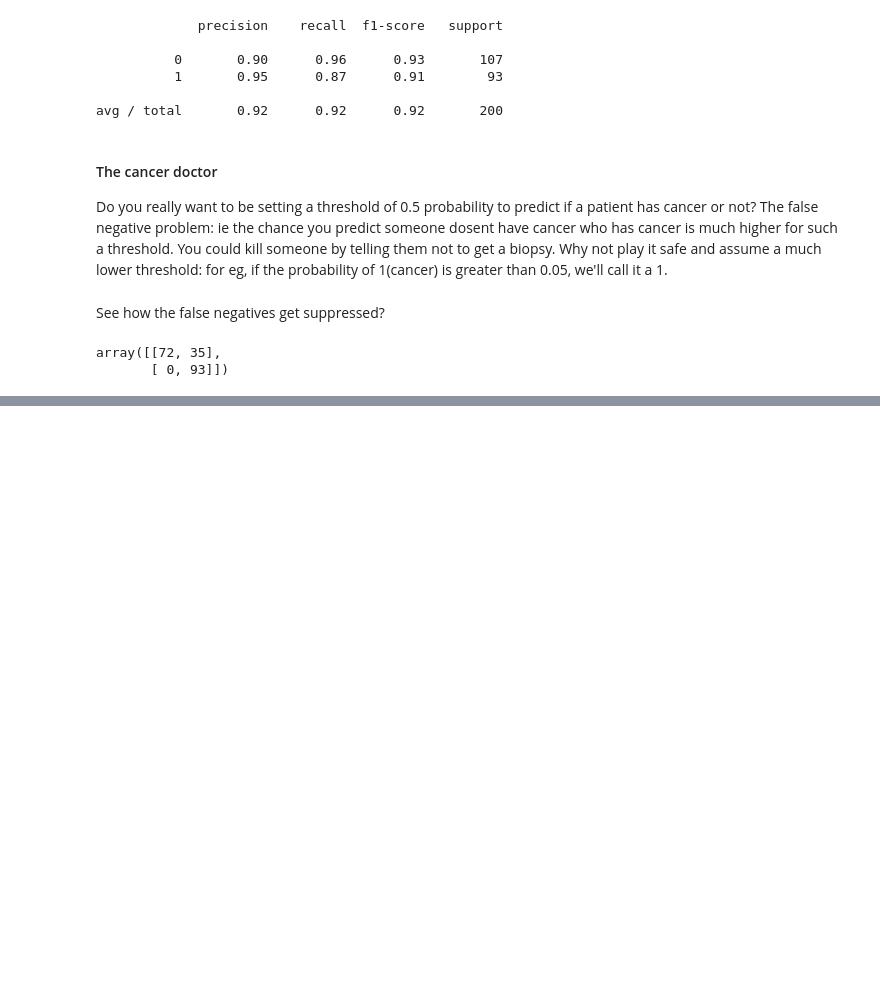
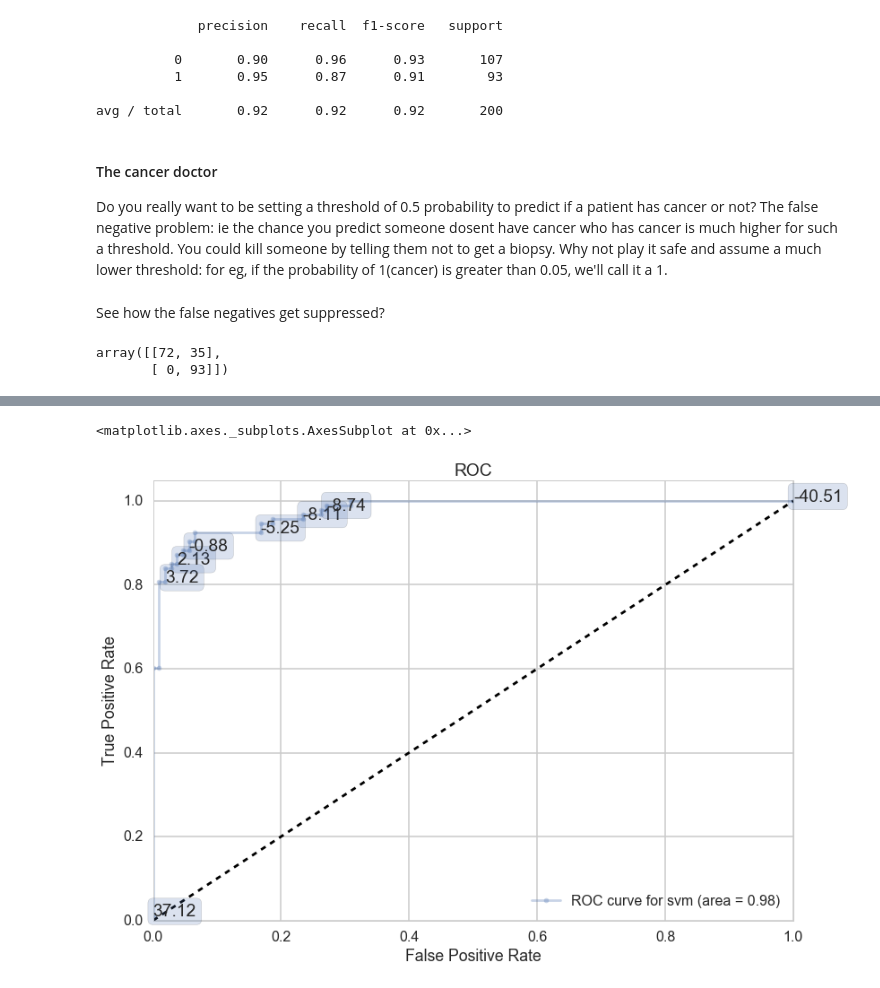
Before and after one commit to suyashSax/CS-109, a Jupyter notebook: Week 7/Lab 6 - Classification Redux.ipynb, the cells around one changed output, grey strips where cells are left out. Saved outputs shown, nothing was run; the diff lists cells and outputs as text; code cells hidden in the pictures; blank space fills up the shorter version.

```diff
--- a/Week 7/Lab 6 - Classification Redux.ipynb
+++ b/Week 7/Lab 6 - Classification Redux.ipynb
@@ -440,0 +524,5 @@ array([[72, 35],
+# %%
+make_roc("svm", clfsvm, ytest, Xtest, labe=4, proba=False)
+# %% [output]
+<matplotlib.axes._subplots.AxesSubplot at 0x...>
+[figure, added]
```
Also changed, not shown: parts of 4 cells of this notebook.
